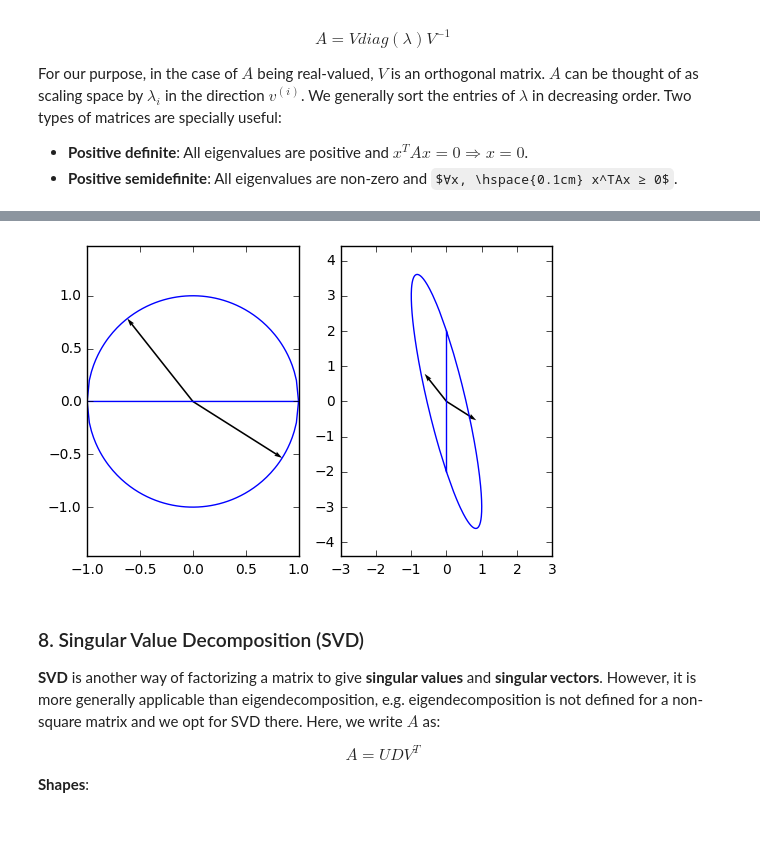
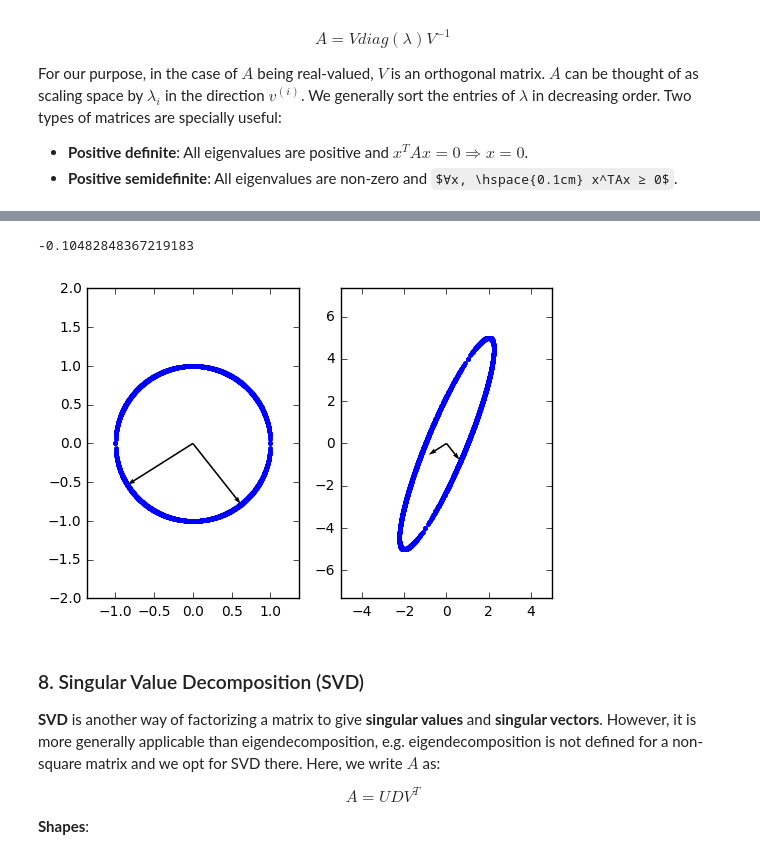
Before and after one commit to dalmia/Deep-Learning-Book-Chapter-Summaries, a Jupyter notebook: Chapter 2 - Linear Algebra.ipynb, the cells around one changed output, grey strips where cells are left out. Drawn from its saved outputs; the diff is of its cells as text; code cells hidden in the pictures; some formulas as TeX source; blank space fills up the shorter version.

Commit message:
UPDATE: Chapter 2 plot fixes

```diff
--- a/Chapter 2 - Linear Algebra.ipynb
+++ b/Chapter 2 - Linear Algebra.ipynb
@@ -158,6 +158,6 @@ import numpy as np
 import matplotlib.pyplot as plt
 %matplotlib inline
 # %%
-A = np.array([[0, 1], [-2, -3]])
+A = np.array([[1, 2], [4, 3]])
 # %%
 w, v = np.linalg.eig(A)
@@ -169,12 +174,16 @@ def normalize(u):
             u[i][j] = y / norm
 # %%
 normalize(v)
+# %%
+np.dot(v[0], v[1])
+# %% [output]
+-0.10482848367219183
 # %%
-x_values = np.linspace(-1, 1, 100)
+x_values = np.linspace(-1, 1, 1000)
 y_values = np.array([np.sqrt(1 - (x**2)) for x in x_values])
 
 x_values = np.concatenate([x_values, x_values])
-y_values = np.concatenate([y_values, 0-y_values])
+y_values = np.concatenate([y_values, -y_values])
 # %%
 u = np.array([[x, y] for x, y in zip(x_values, y_values)])
 # %%
@@ -182,24 +191,27 @@ trans = np.dot(A, u.T).T
 # %%
 fig = plt.figure()
 arrow_dir = np.array([[0, 0, v[0][0], v[0][1]], [0, 0, v[1][0], v[1][1]]])
 X, Y, U, V = zip(*arrow_dir)
 ax = fig.add_subplot(1, 2, 1)
-plt.plot(x_values, y_values, '-')
+plt.plot(x_values, y_values, '.')
 ax.quiver(X, Y, U, V, angles='xy', scale_units='xy', scale=1)
 ax.axis('equal')
+
+plt.xlim([-2, 2])
+plt.ylim([-2, 2])
 
 
 ax = fig.add_subplot(1, 2, 2)
 ax.axis('equal')
-plt.plot(trans[:, 0], trans[:, 1], '-')
+plt.plot(trans[:, 0], trans[:, 1], '.')
 ax.quiver(X, Y, U, V, angles='xy', scale_units='xy', scale=1)
 
 
-plt.xlim([-3, 3])
-plt.ylim([-3, 3])
+plt.xlim([-5, 5])
+plt.ylim([-5, 5])
 plt.show()
 # %% [output]
-[figure, old version]
+[figure, new version]
 # %% [markdown]
 ### 8. Singular Value Decomposition (SVD)
 
```
Also changed, not shown: parts of 2 cells of this notebook.
